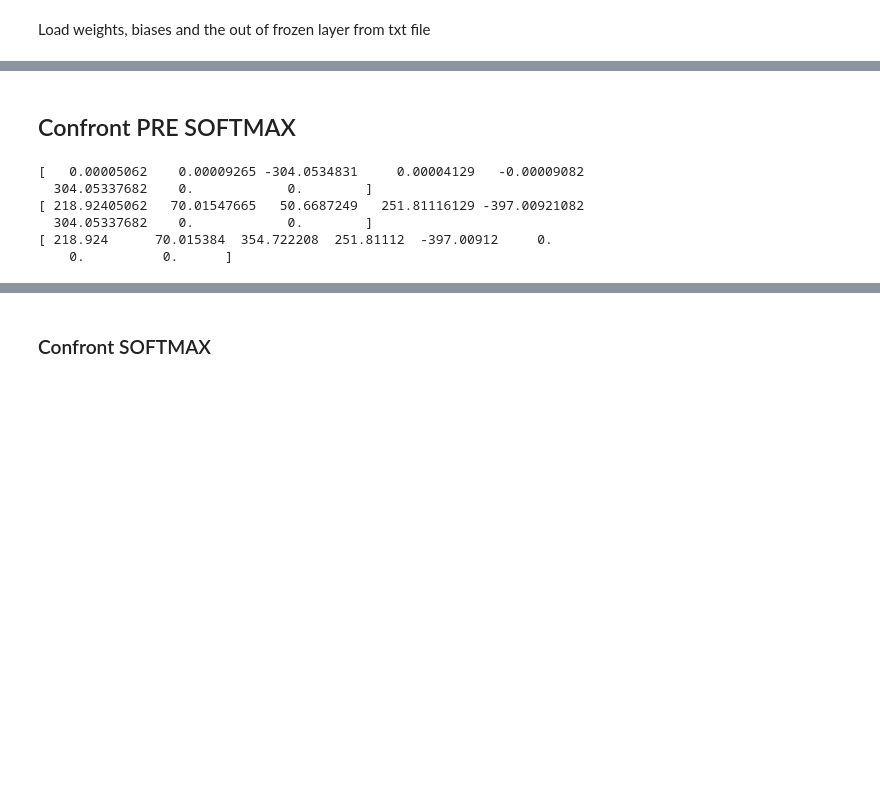
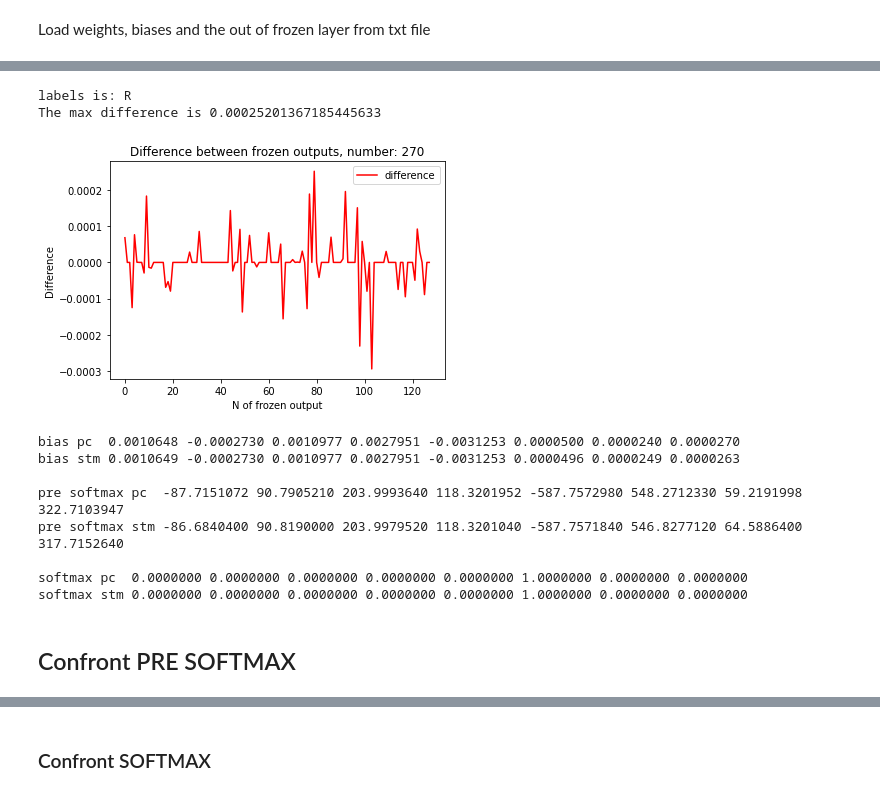
Before and after one commit to AlessandroAvi/Master_Thesis, a Jupyter notebook: Letters_application/Python/TinyOL.ipynb, the cells around one changed output, grey strips where cells are left out. Saved outputs shown, nothing was run; the diff lists cells and outputs as text; code cells hidden in the pictures; blank space fills up the shorter version.

```diff
--- a/Letters_application/Python/TinyOL.ipynb
+++ b/Letters_application/Python/TinyOL.ipynb
@@ -835,17 +862,31 @@ preSoftmax_stm= myDebug.debug_loadPreSoftmaxSMT()
+# %%
+test_n = 270
+
+print(f'labels is: {label_train[test_n]}')
+myDebug.plot_frozenDifference(test_n, frozenOut_pc, frozenOut_stm)
+print(f'bias pc  {bias_pc[test_n,0]:.7f} {bias_pc[test_n,1]:.7f} {bias_pc[test_n,2]:.7f} {bias_pc[test_n,3]:.7f} {bias_pc[test_n,4]:.7f} {bias_pc[test_n,5]:.7f} {bias_pc[test_n,6]:.7f} {bias_pc[test_n,7]:.7f}')
+print(f'bias stm {bias_stm[test_n,0]:.7f} {bias_stm[test_n,1]:.7f} {bias_stm[test_n,2]:.7f} {bias_stm[test_n,3]:.7f} {bias_stm[test_n,4]:.7f} {bias_stm[test_n,5]:.7f} {bias_stm[test_n,6]:.7f} {bias_stm[test_n,7]:.7f}')
+
+print()
+print(f'pre softmax pc  {preSoftmax_pc[test_n,0]:.7f} {preSoftmax_pc[test_n,1]:.7f} {preSoftmax_pc[test_n,2]:.7f} {preSoftmax_pc[test_n,3]:.7f} {preSoftmax_pc[test_n,4]:.7f} {preSoftmax_pc[test_n,5]:.7f} {preSoftmax_pc[test_n,6]:.7f} {preSoftmax_pc[test_n,7]:.7f}')
+print(f'pre softmax stm {preSoftmax_stm[test_n,0]:.7f} {preSoftmax_stm[test_n,1]:.7f} {preSoftmax_stm[test_n,2]:.7f} {preSoftmax_stm[test_n,3]:.7f} {preSoftmax_stm[test_n,4]:.7f} {preSoftmax_stm[test_n,5]:.7f} {preSoftmax_stm[test_n,6]:.7f} {preSoftmax_stm[test_n,7]:.7f}')
+print()
+print(f'softmax pc  {softmax_pc[test_n,0]:.7f} {softmax_pc[test_n,1]:.7f} {softmax_pc[test_n,2]:.7f} {softmax_pc[test_n,3]:.7f} {softmax_pc[test_n,4]:.7f} {softmax_pc[test_n,5]:.7f} {softmax_pc[test_n,6]:.7f} {softmax_pc[test_n,7]:.7f}')
+print(f'softmax stm {softmax_stm[test_n,0]:.7f} {softmax_stm[test_n,1]:.7f} {softmax_stm[test_n,2]:.7f} {softmax_stm[test_n,3]:.7f} {softmax_stm[test_n,4]:.7f} {softmax_stm[test_n,5]:.7f} {softmax_stm[test_n,6]:.7f} {softmax_stm[test_n,7]:.7f}')
+# %% [output]
+labels is: R
+The max difference is 0.00025201367185445633
+[figure, added]
+bias pc  0.0010648 -0.0002730 0.0010977 0.0027951 -0.0031253 0.0000500 0.0000240 0.0000270
+bias stm 0.0010649 -0.0002730 0.0010977 0.0027951 -0.0031253 0.0000496 0.0000249 0.0000263
+
+pre softmax pc  -87.7151072 90.7905210 203.9993640 118.3201952 -587.7572980 548.2712330 59.2191998 322.7103947
+pre softmax stm -86.6840400 90.8190000 203.9979520 118.3201040 -587.7571840 546.8277120 64.5886400 317.7152640
+
+softmax pc  0.0000000 0.0000000 0.0000000 0.0000000 0.0000000 1.0000000 0.0000000 0.0000000
+softmax stm 0.0000000 0.0000000 0.0000000 0.0000000 0.0000000 1.0000000 0.0000000 0.0000000
 # %% [markdown]
 ## Confront PRE SOFTMAX
-# %%
-g = 0
-print(preSoftmax_pc[g,:]-preSoftmax_stm[g,:])
-print(preSoftmax_pc[g,:])
-print(preSoftmax_stm[g,:])
-# %% [output]
-[   0.00005062    0.00009265 -304.0534831     0.00004129   -0.00009082
-  304.05337682    0.            0.        ]
-[ 218.92405062   70.01547665   50.6687249   251.81116129 -397.00921082
-  304.05337682    0.            0.        ]
-[ 218.924      70.015384  354.722208  251.81112  -397.00912     0.
-    0.          0.      ]
 # %%
 myDebug.debug_plotHistorySoftmax(0, preSoftmax_pc, preSoftmax_stm, Model_OL_all_mixed.label)
 myDebug.debug_plotHistorySoftmax(1, preSoftmax_pc, preSoftmax_stm, Model_OL_all_mixed.label)
```
Also changed, not shown: parts of 8 cells of this notebook, 36 other files.
